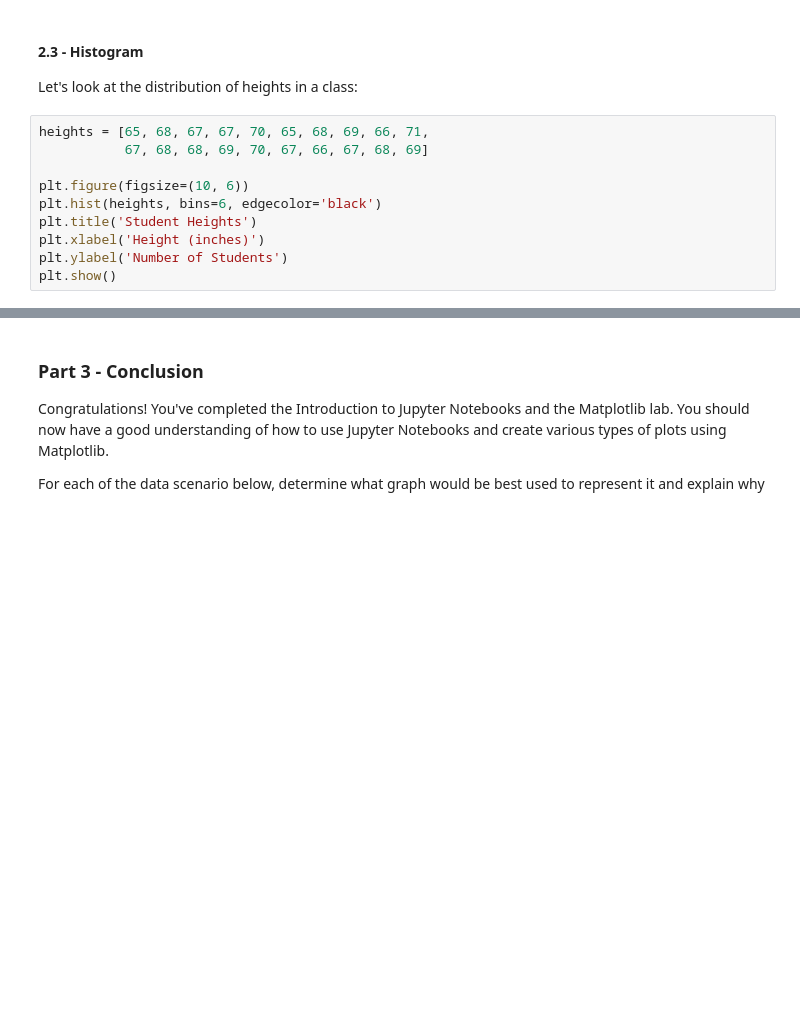
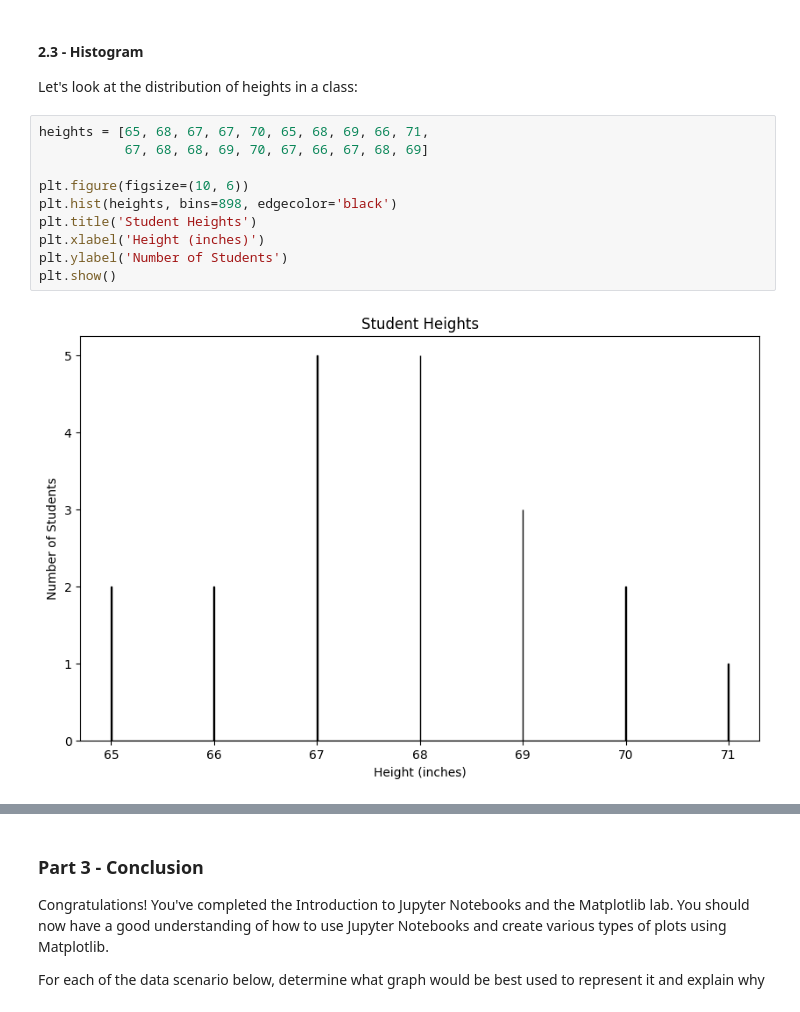
Before and after one commit to itsasamantha/unit-3-data-science, a Jupyter notebook: 00_intro.ipynb, the cells around one changed output, grey strips where cells are left out. Drawn from its saved outputs; the diff is of its cells as text; blank space fills up the shorter version.

```diff
--- a/00_intro.ipynb
+++ b/00_intro.ipynb
@@ -351,13 +396,15 @@ Let's look at the distribution of heights in a class:
 # %%
 heights = [65, 68, 67, 67, 70, 65, 68, 69, 66, 71,
            67, 68, 68, 69, 70, 67, 66, 67, 68, 69]
 
 plt.figure(figsize=(10, 6))
-plt.hist(heights, bins=6, edgecolor='black')
+plt.hist(heights, bins=898, edgecolor='black')
 plt.title('Student Heights')
 plt.xlabel('Height (inches)')
 plt.ylabel('Number of Students')
 plt.show()
+# %% [output]
+[figure, added]
 # %% [markdown]
 ##### Question 23
 What height range appears most common in the class?
```
Also changed, not shown: parts of 13 cells of this notebook.
